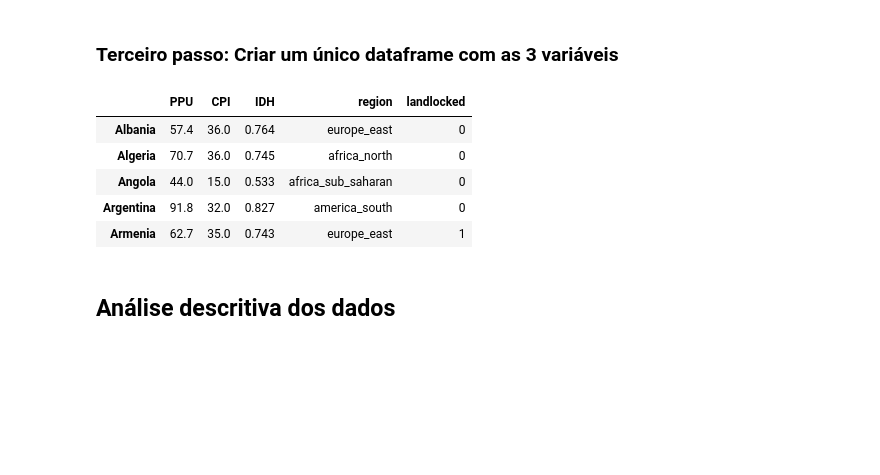
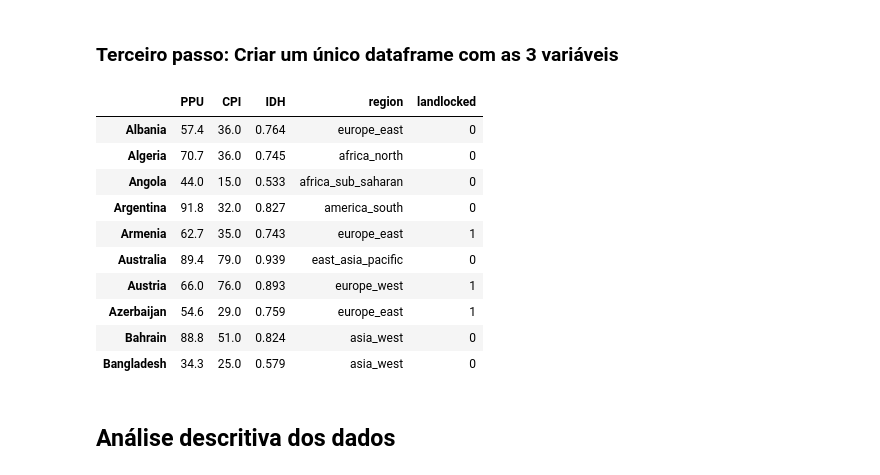
Before and after one commit to brunowinik/Projeto1, a Jupyter notebook: Projeto 1 .ipynb, the cells around one changed output. Cells and saved outputs as stored; diff of their text form; code cells hidden in the pictures; blank space fills up the shorter version.

```diff
--- a/Projeto 1 .ipynb
+++ b/Projeto 1 .ipynb
@@ -46,19 +46,24 @@ dados_regiaox=dados_regiao.set_index('Country')
 # %%
 #Unindo as variáveis em um único dataframe
 df =dados_PPUx.join(dados_CPIx, how='inner', lsuffix='_PPU', rsuffix='_CPI')
 df["PPU"] = df.pop("2015_PPU")
 df["CPI"] = df.pop("2015_CPI")
 data = df.join(dados_IDHx,how='inner')
 data["IDH"]=data.pop(2015)
 regioes=data.join(dados_regiaox,how='inner')
-regioes.dropna().head()
+regioes.dropna().head(10)
 # %% [output]
 |  | PPU | CPI | IDH | region | landlocked |
 | Albania | 57.4 | 36.0 | 0.764 | europe_east | 0 |
 | Algeria | 70.7 | 36.0 | 0.745 | africa_north | 0 |
 | Angola | 44.0 | 15.0 | 0.533 | africa_sub_saharan | 0 |
 | Argentina | 91.8 | 32.0 | 0.827 | america_south | 0 |
 | Armenia | 62.7 | 35.0 | 0.743 | europe_east | 1 |
+| Australia | 89.4 | 79.0 | 0.939 | east_asia_pacific | 0 |
+| Austria | 66.0 | 76.0 | 0.893 | europe_west | 1 |
+| Azerbaijan | 54.6 | 29.0 | 0.759 | europe_east | 1 |
+| Bahrain | 88.8 | 51.0 | 0.824 | asia_west | 0 |
+| Bangladesh | 34.3 | 25.0 | 0.579 | asia_west | 0 |
 # %% [markdown]
 ## Análise descritiva dos dados
 # %%
```
Also changed, not shown: parts of 5 cells of this notebook.
